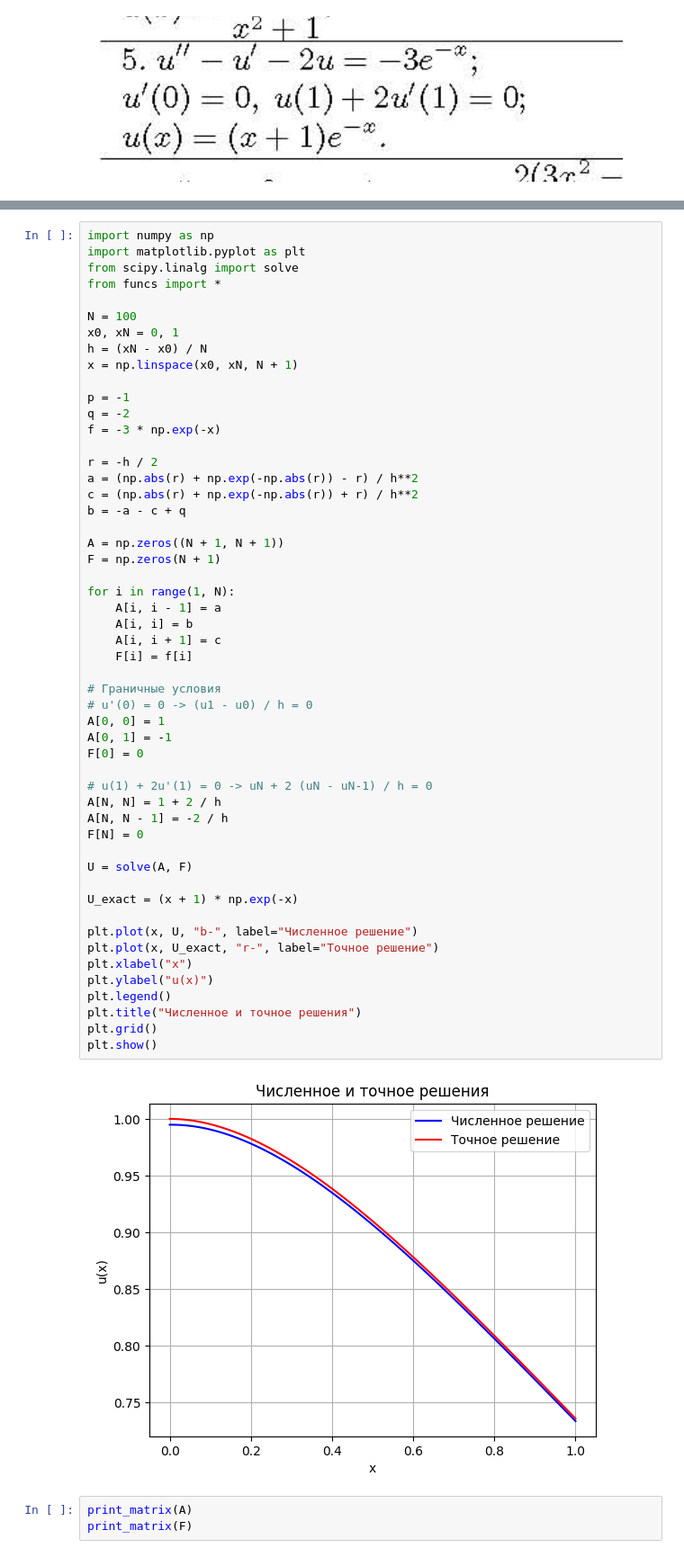
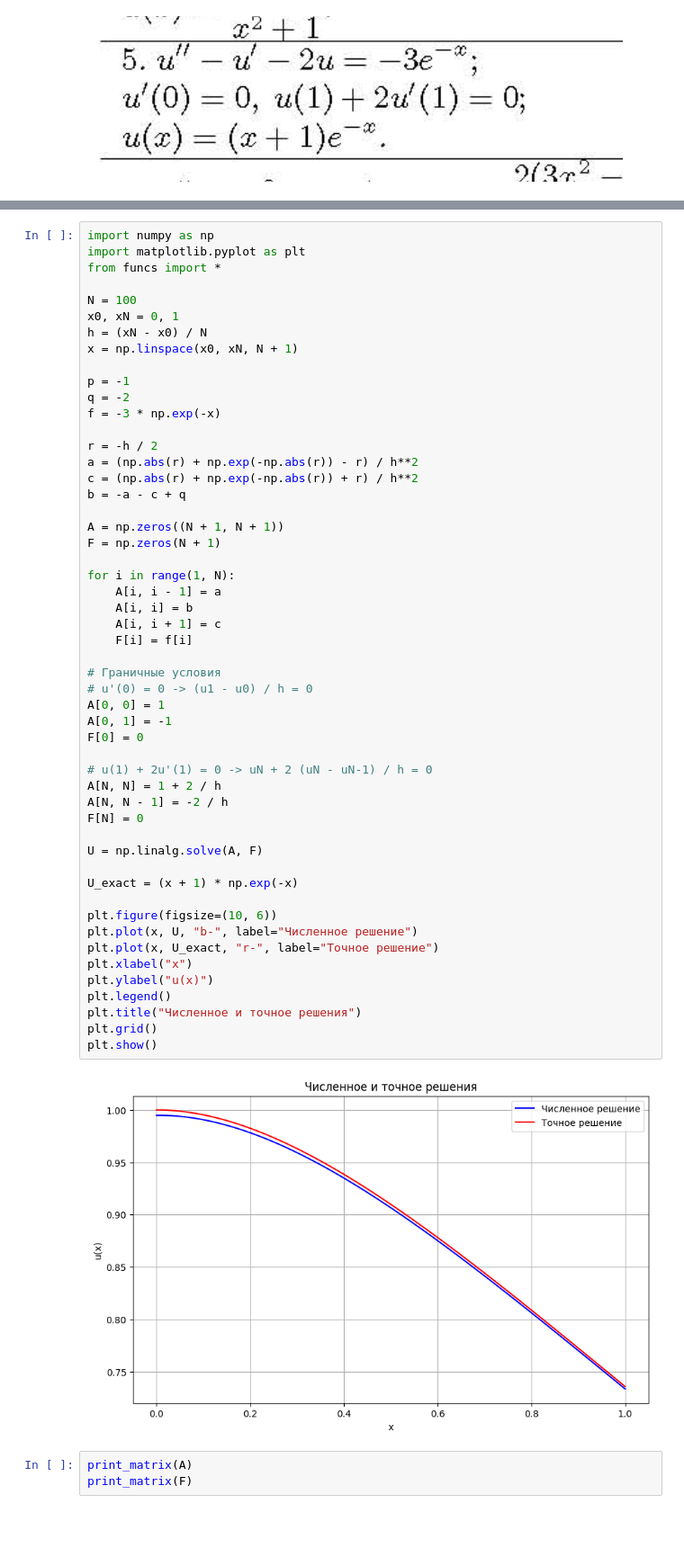
Before and after one commit to poslam/sem6-nmde, a Jupyter notebook: labs/2.ipynb, the cells around one changed output, grey strips where cells are left out. Shown at 90% size. Saved outputs shown, nothing was run; the diff lists cells and outputs as text; blank space fills up the shorter version.

```diff
--- a/labs/2.ipynb
+++ b/labs/2.ipynb
@@ -11,7 +11,6 @@
 # %%
 import numpy as np
 import matplotlib.pyplot as plt
-from scipy.linalg import solve
 from funcs import *
 
 N = 100
@@ -33,35 +32,36 @@ F = np.zeros(N + 1)
 
 for i in range(1, N):
     A[i, i - 1] = a
     A[i, i] = b
     A[i, i + 1] = c
     F[i] = f[i]
 
 # Граничные условия
 # u'(0) = 0 -> (u1 - u0) / h = 0
 A[0, 0] = 1
 A[0, 1] = -1
 F[0] = 0
 
 # u(1) + 2u'(1) = 0 -> uN + 2 (uN - uN-1) / h = 0
 A[N, N] = 1 + 2 / h
 A[N, N - 1] = -2 / h
 F[N] = 0
 
-U = solve(A, F)
+U = np.linalg.solve(A, F)
 
 U_exact = (x + 1) * np.exp(-x)
 
+plt.figure(figsize=(10, 6))
 plt.plot(x, U, "b-", label="Численное решение")
 plt.plot(x, U_exact, "r-", label="Точное решение")
 plt.xlabel("x")
 plt.ylabel("u(x)")
 plt.legend()
 plt.title("Численное и точное решения")
 plt.grid()
 plt.show()
 # %% [output]
-[figure, old version]
+[figure, new version]
 # %%
 print_matrix(A)
 print_matrix(F)
```
Also changed, not shown: 2 other files.
